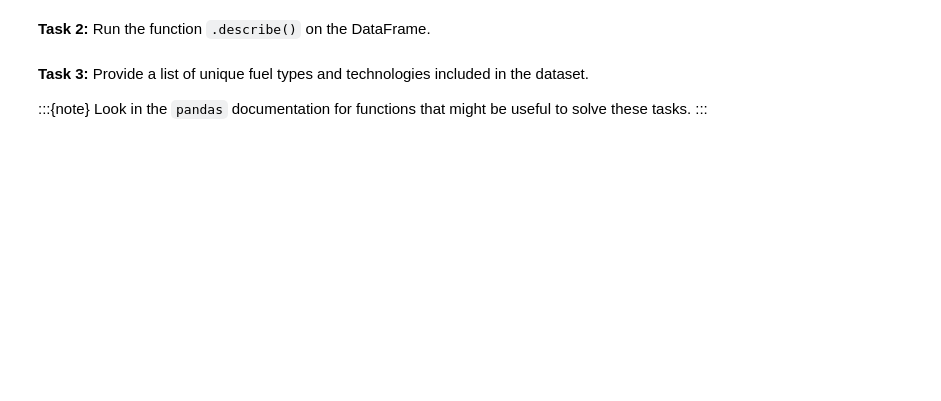
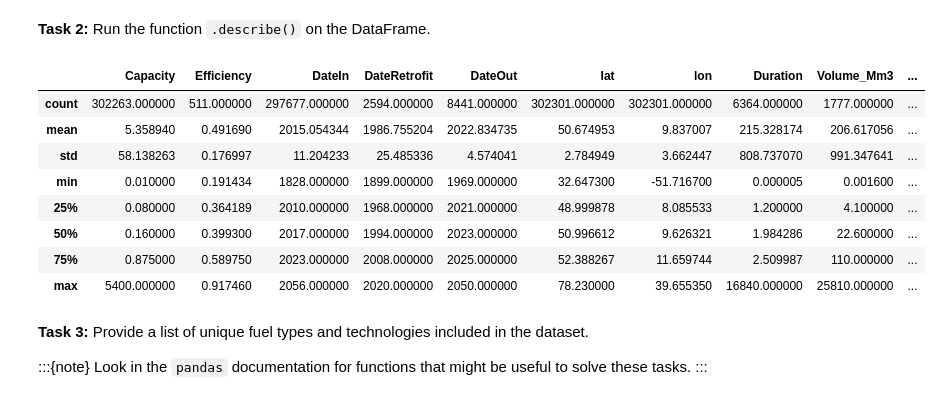
Before and after one commit to ashley-ding/pypsa-lab, a Jupyter notebook: course/03-workshop-pandas.ipynb, the cells around one changed output. Cells and saved outputs as stored; diff of their text form; code cells hidden in the pictures; blank space fills up the shorter version.

Commit message:
Upload notebook and solutions

```diff
--- a/course/03-workshop-pandas.ipynb
+++ b/course/03-workshop-pandas.ipynb
@@ -395,3 +699,25 @@ In this exercise, we will use the [powerplants.csv](https://raw.githubuserconten
 URL: `https://raw.githubusercontent.com/PyPSA/powerplantmatching/master/powerplants.csv`
 
 **Task 1:** Load the dataset into a pandas DataFrame.
+# %%
+import pandas as pd
+import numpy as np
+import matplotlib.pyplot as plt
+from pathlib import Path
+
+# start with the notebook's working directory
+notebook_path = Path.cwd()
+
+# define project folder path
+project_path = notebook_path.parent
+
+# define data folder path
+data_path = project_path / "data"
+
+# define the file path for the powerplants CSV file
+powerplants_file = data_path / "powerplants.txt"
+
+# read the csv data
+df = pd.read_csv(powerplants_file, index_col=0)
+
+display(df.head())
@@ -398,5 +732,17 @@ URL: `https://raw.githubusercontent.com/PyPSA/powerplantmatching/master/powerpla
 # %% [markdown]
 **Task 2:** Run the function `.describe()` on the DataFrame.
+# %%
+df.describe()
+# %% [output]
+|  | Capacity | Efficiency | DateIn | DateRetrofit | DateOut | lat | lon | Duration | Volume_Mm3 | ... |
+| count | 302263.000000 | 511.000000 | 297677.000000 | 2594.000000 | 8441.000000 | 302301.000000 | 302301.000000 | 6364.000000 | 1777.000000 | ... |
+| mean | 5.358940 | 0.491690 | 2015.054344 | 1986.755204 | 2022.834735 | 50.674953 | 9.837007 | 215.328174 | 206.617056 | ... |
+| std | 58.138263 | 0.176997 | 11.204233 | 25.485336 | 4.574041 | 2.784949 | 3.662447 | 808.737070 | 991.347641 | ... |
+| min | 0.010000 | 0.191434 | 1828.000000 | 1899.000000 | 1969.000000 | 32.647300 | -51.716700 | 0.000005 | 0.001600 | ... |
+| 25% | 0.080000 | 0.364189 | 2010.000000 | 1968.000000 | 2021.000000 | 48.999878 | 8.085533 | 1.200000 | 4.100000 | ... |
+| 50% | 0.160000 | 0.399300 | 2017.000000 | 1994.000000 | 2023.000000 | 50.996612 | 9.626321 | 1.984286 | 22.600000 | ... |
+| 75% | 0.875000 | 0.589750 | 2023.000000 | 2008.000000 | 2025.000000 | 52.388267 | 11.659744 | 2.509987 | 110.000000 | ... |
+| max | 5400.000000 | 0.917460 | 2056.000000 | 2020.000000 | 2050.000000 | 78.230000 | 39.655350 | 16840.000000 | 25810.000000 | ... |
 # %% [markdown]
 **Task 3:** Provide a list of unique fuel types and technologies included in the dataset.
 
```
Also changed, not shown: parts of 69 cells of this notebook, 1 other file.
